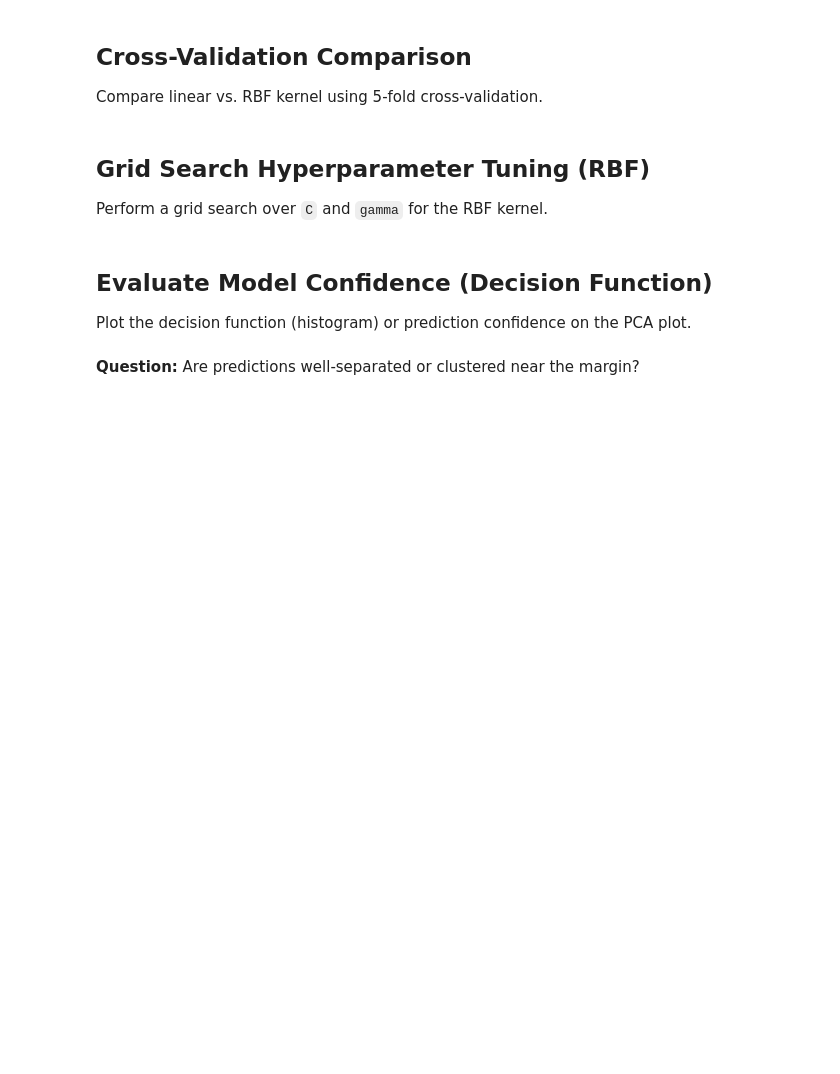
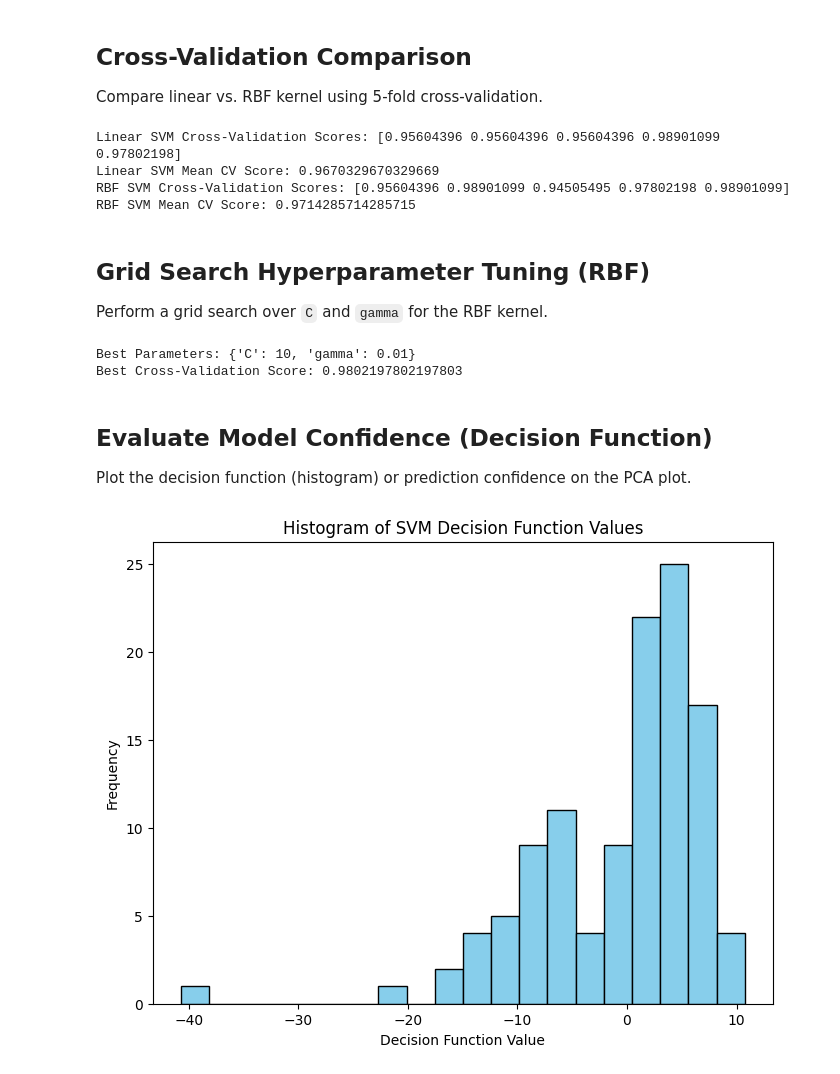
Before and after one commit to spirosdouk/hy485-, a Jupyter notebook: 485[2025]_HW5.ipynb, the cells around one changed output. Cells and saved outputs as stored; diff of their text form; code cells hidden in the pictures; blank space fills up the shorter version.

```diff
--- a/485[2025]_HW5.ipynb
+++ b/485[2025]_HW5.ipynb
@@ -59,12 +222,76 @@ Use a radial basis function kernel and compare its performance.
 ## Cross-Validation Comparison
 
 Compare linear vs. RBF kernel using 5-fold cross-validation.
+# %%
+from sklearn.model_selection import cross_val_score
+
+# Initialize the classifiers with the same parameters as before
+linear_svm = SVC(kernel='linear', C=1.0, random_state=42)
+rbf_svm = SVC(kernel='rbf', C=1.0, gamma='scale', random_state=42)
+
+# Perform 5-fold cross-validation for each model on the scaled training data
+cv_scores_linear = cross_val_score(linear_svm, X_train_scaled, y_train, cv=5)
+cv_scores_rbf = cross_val_score(rbf_svm, X_train_scaled, y_train, cv=5)
+
+# Print the individual fold scores and mean score for each classifier
+print("Linear SVM Cross-Validation Scores:", cv_scores_linear)
+print("Linear SVM Mean CV Score:", cv_scores_linear.mean())
+
+print("RBF SVM Cross-Validation Scores:", cv_scores_rbf)
+print("RBF SVM Mean CV Score:", cv_scores_rbf.mean())
+# %% [output]
+Linear SVM Cross-Validation Scores: [0.95604396 0.95604396 0.95604396 0.98901099 0.97802198]
+Linear SVM Mean CV Score: 0.9670329670329669
+RBF SVM Cross-Validation Scores: [0.95604396 0.98901099 0.94505495 0.97802198 0.98901099]
+RBF SVM Mean CV Score: 0.9714285714285715
 # %% [markdown]
 ## Grid Search Hyperparameter Tuning (RBF)
 Perform a grid search over `C` and `gamma` for the RBF kernel.
+# %%
+from sklearn.model_selection import GridSearchCV
+
+# Define a grid of parameter values
+param_grid = {
+    'C': [0.1, 1, 10, 100],      # Regularization parameter
+    'gamma': [0.001, 0.01, 0.1, 1, 10]  # Kernel coefficient
+}
+
+# Initialize the RBF SVM (no need to specify C or gamma here)
+rbf_svm = SVC(kernel='rbf', random_state=42)
+
+# Set up GridSearchCV with 5-fold cross-validation
+grid_search = GridSearchCV(estimator=rbf_svm,
+                           param_grid=param_grid,
+                           cv=5,                # 5-fold cross-validation
+                           scoring='accuracy',
+                           n_jobs=-1)           # Use all available cores
+
+# Fit the grid search on the scaled training data
+grid_search.fit(X_train_scaled, y_train)
+
+# Output the best parameters and corresponding score
+print("Best Parameters:", grid_search.best_params_)
+print("Best Cross-Validation Score:", grid_search.best_score_)
+# %% [output]
+Best Parameters: {'C': 10, 'gamma': 0.01}
+Best Cross-Validation Score: 0.9802197802197803
 # %% [markdown]
 ## Evaluate Model Confidence (Decision Function)
 
 Plot the decision function (histogram) or prediction confidence on the PCA plot.
-# %% [markdown]
-**Question:** Are predictions well-separated or clustered near the margin?
+# %%
+# Fit the linear SVM on the scaled training data (if not already fitted)
+linear_svm.fit(X_train_scaled, y_train)
+
+# Now evaluate the decision function on the scaled test set
+decision_values = linear_svm.decision_function(X_test_scaled)
+
+# Option 1: Plot a histogram of decision function values
+plt.figure(figsize=(8, 6))
+plt.hist(decision_values, bins=20, color='skyblue', edgecolor='black')
+plt.xlabel('Decision Function Value')
+plt.ylabel('Frequency')
+plt.title('Histogram of SVM Decision Function Values')
+plt.show()
+# %% [output]
+[figure, added]
```
Also changed, not shown: parts of 10 cells of this notebook.
